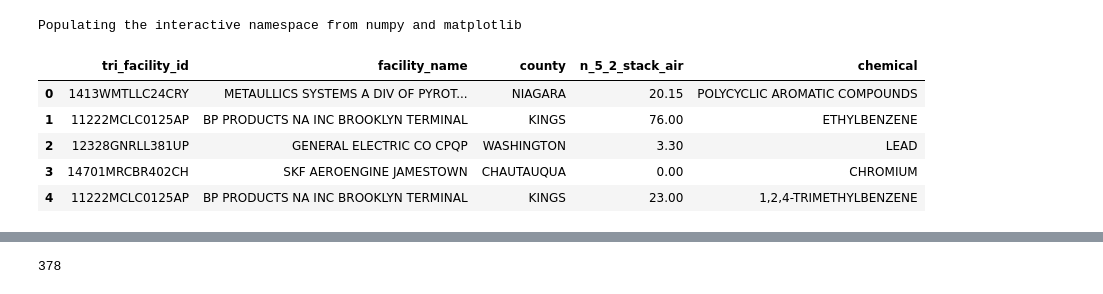
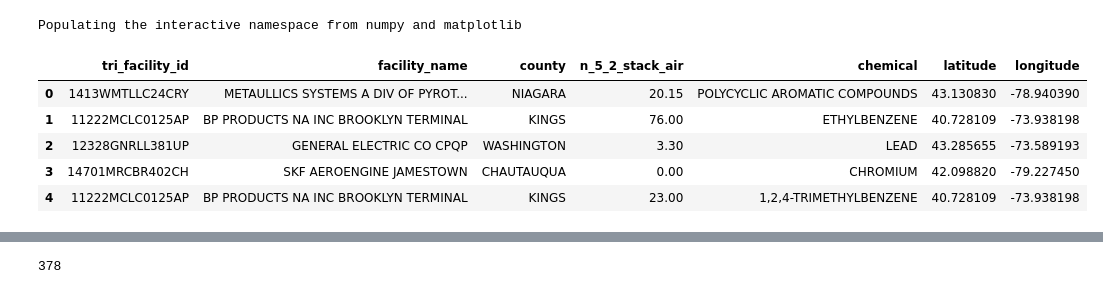
Before and after one commit to stevecarrea/ny_tri_networkAnalysis, a Jupyter notebook: dataWrangling.ipynb, the cells around one changed output, grey strips where cells are left out. Cells and saved outputs as stored; diff of their text form; code cells hidden in the pictures.

```diff
--- a/dataWrangling.ipynb
+++ b/dataWrangling.ipynb
@@ -11,15 +11,16 @@ from collections import defaultdict
 Populating the interactive namespace from numpy and matplotlib
 # %%
 ny_tri = pd.read_csv('data/toxic-release-inventory.ny.2013.geoid.csv')
-ny_tri_trim = ny_tri[['tri_facility_id','facility_name','county','n_5_2_stack_air', 'chemical']]
-ny_tri_trim.head()
-# %% [output]
-|  | tri_facility_id | facility_name | county | n_5_2_stack_air | chemical |
-| 0 | 1413WMTLLC24CRY | METAULLICS SYSTEMS A DIV OF PYROT... | NIAGARA | 20.15 | POLYCYCLIC AROMATIC COMPOUNDS |
-| 1 | 11222MCLC0125AP | BP PRODUCTS NA INC BROOKLYN TERMINAL | KINGS | 76.00 | ETHYLBENZENE |
-| 2 | 12328GNRLL381UP | GENERAL ELECTRIC CO CPQP | WASHINGTON | 3.30 | LEAD |
-| 3 | 14701MRCBR402CH | SKF AEROENGINE JAMESTOWN | CHAUTAUQUA | 0.00 | CHROMIUM |
-| 4 | 11222MCLC0125AP | BP PRODUCTS NA INC BROOKLYN TERMINAL | KINGS | 23.00 | 1,2,4-TRIMETHYLBENZENE |
+# %%
+ny_tri_trim = ny_tri[['tri_facility_id','facility_name','county','n_5_2_stack_air', 'chemical', 'latitude', 'longitude']]
+ny_tri_trim.head()
+# %% [output]
+|  | tri_facility_id | facility_name | county | n_5_2_stack_air | chemical | latitude | longitude |
+| 0 | 1413WMTLLC24CRY | METAULLICS SYSTEMS A DIV OF PYROT... | NIAGARA | 20.15 | POLYCYCLIC AROMATIC COMPOUNDS | 43.130830 | -78.940390 |
+| 1 | 11222MCLC0125AP | BP PRODUCTS NA INC BROOKLYN TERMINAL | KINGS | 76.00 | ETHYLBENZENE | 40.728109 | -73.938198 |
+| 2 | 12328GNRLL381UP | GENERAL ELECTRIC CO CPQP | WASHINGTON | 3.30 | LEAD | 43.285655 | -73.589193 |
+| 3 | 14701MRCBR402CH | SKF AEROENGINE JAMESTOWN | CHAUTAUQUA | 0.00 | CHROMIUM | 42.098820 | -79.227450 |
+| 4 | 11222MCLC0125AP | BP PRODUCTS NA INC BROOKLYN TERMINAL | KINGS | 23.00 | 1,2,4-TRIMETHYLBENZENE | 40.728109 | -73.938198 |
 # %%
 ny_group = ny_tri_trim.groupby(['facility_name', 'chemical'], as_index=False).aggregate(np.sum)
 ny_group.head()
```
Also changed, not shown: parts of 14 cells of this notebook.
